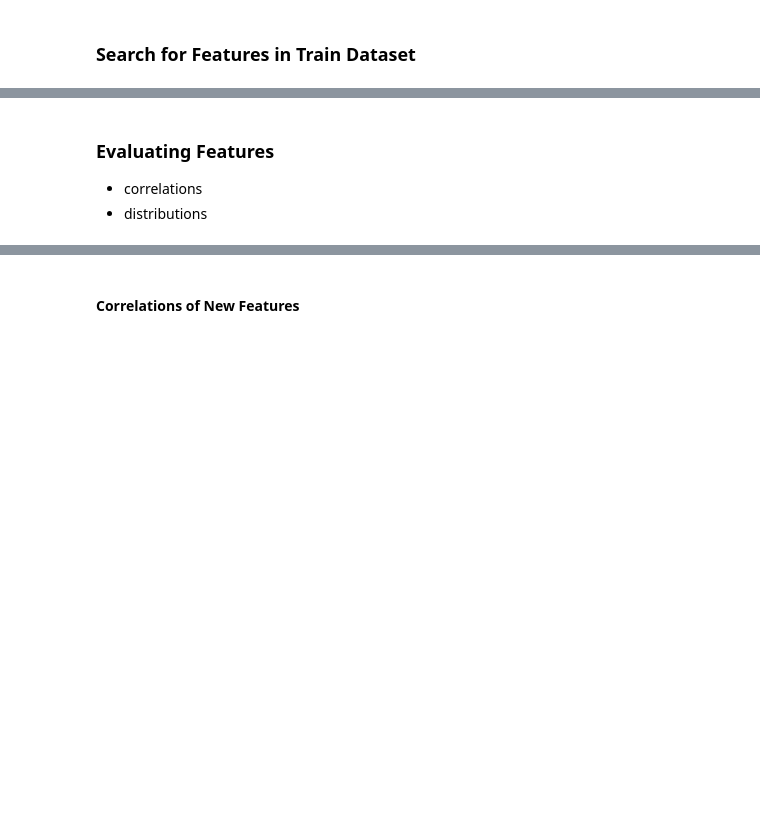
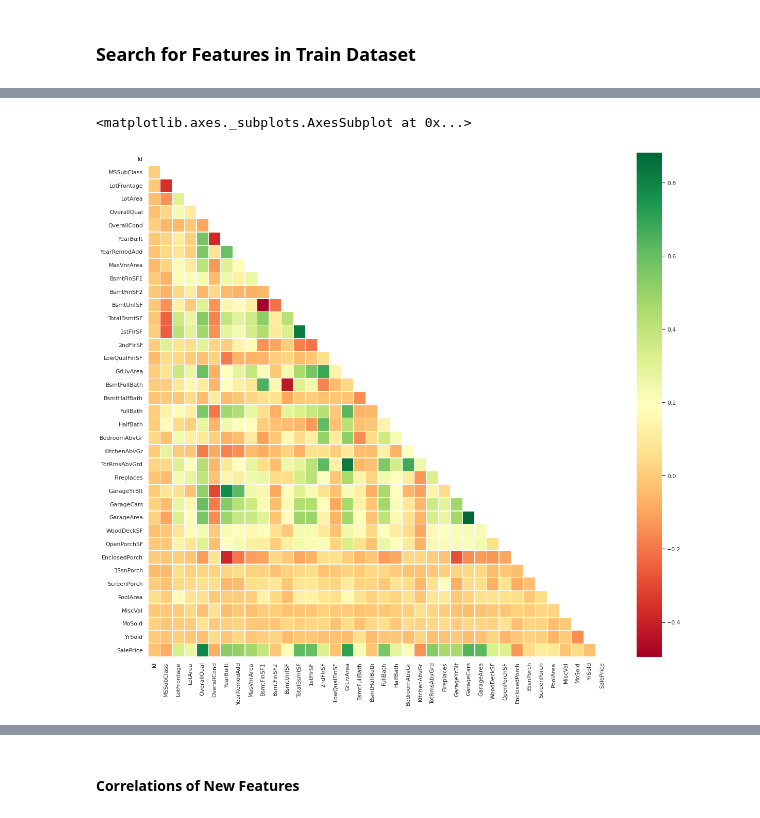
Before and after one commit to oimartin/Predicting_House_Prices, a Jupyter notebook: predicting_home_prices.ipynb, the cells around one changed output, grey strips where cells are left out. Saved outputs shown, nothing was run; the diff lists cells and outputs as text; code cells hidden in the pictures; blank space fills up the shorter version.

```diff
--- a/predicting_home_prices.ipynb
+++ b/predicting_home_prices.ipynb
@@ -534,3 +424,19 @@ memory usage: 946.2+ KB
+# %%
+def mask_corr_graph (data_frame, columnsof_interest, fig_size=(7,5), show_corr=True):
+  sns.set_theme(color_codes=True)
+
+  features_corr = data_frame[columnsof_interest].corr()
+
+  mask = np.zeros_like(features_corr)
+  mask[np.triu_indices_from(mask)] = True
+
+  with sns.axes_style("white"):
+    f, ax = plt.subplots(figsize=fig_size)
+    ax = sns.heatmap(features_corr, annot=show_corr, linewidths=0.5, cmap="RdYlGn", mask=mask)
+
+  # ax.figure.savefig(f"figures/created_features_corr.png")
+
+  return ax
 # %%
 # add SalePrice information and train data into new df
 train_corr = pd.DataFrame()
@@ -554,25 +459,0 @@ train_corr
-# %% [markdown]
-### Evaluating Features
-* correlations
-* distributions
-# %%
-def mask_corr_graph (data_frame, columnsof_interest):
-  sns.set_theme(color_codes=True)
-
-  features_corr = data_frame[columnsof_interest].corr()
-
-  mask = np.zeros_like(features_corr)
-  mask[np.triu_indices_from(mask)] = True
-
-  with sns.axes_style("white"):
-    if len(columnsof_interest) <=9:
-      f, ax = plt.subplots(figsize=(10,8))
-      ax = sns.heatmap(features_corr, annot=True, linewidths=0.5, cmap="YlGnBu", mask=mask)
-    else:
-      f, ax = plt.subplots(figsize=(15,17))
-      ax = sns.heatmap(features_corr, annot=True, linewidths=0.5, cmap="YlGnBu", mask=mask)
-
-
-  # ax.figure.savefig(f"figures/created_features_corr.png")
-
-  return ax
@@ -618,0 +460,5 @@ def histplot (data_frame, features):
+# %%
+mask_corr_graph(train_corr, list(train_corr.columns), (20,18), show_corr=False)
+# %% [output]
+<matplotlib.axes._subplots.AxesSubplot at 0x...>
+[figure, added]
```
Also changed, not shown: parts of 94 cells of this notebook.
